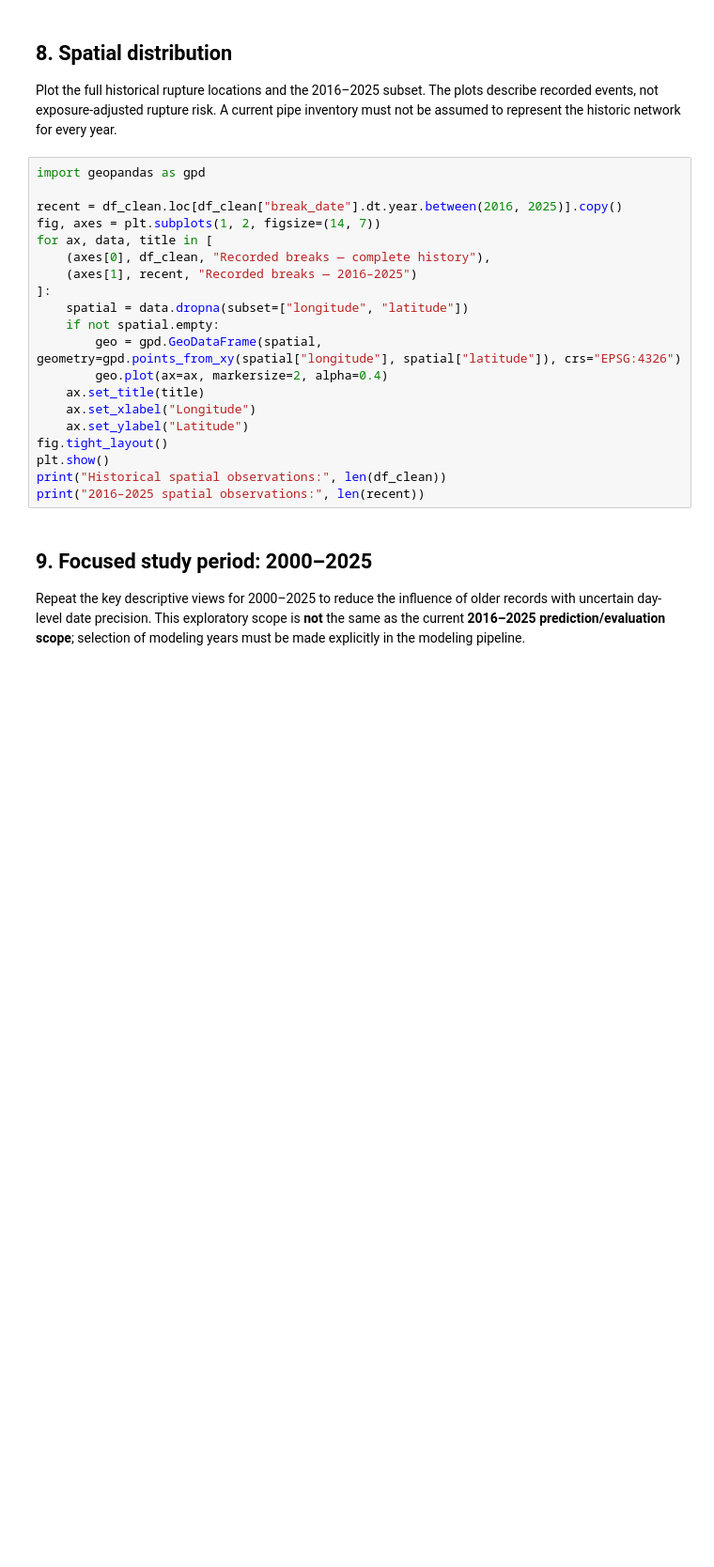
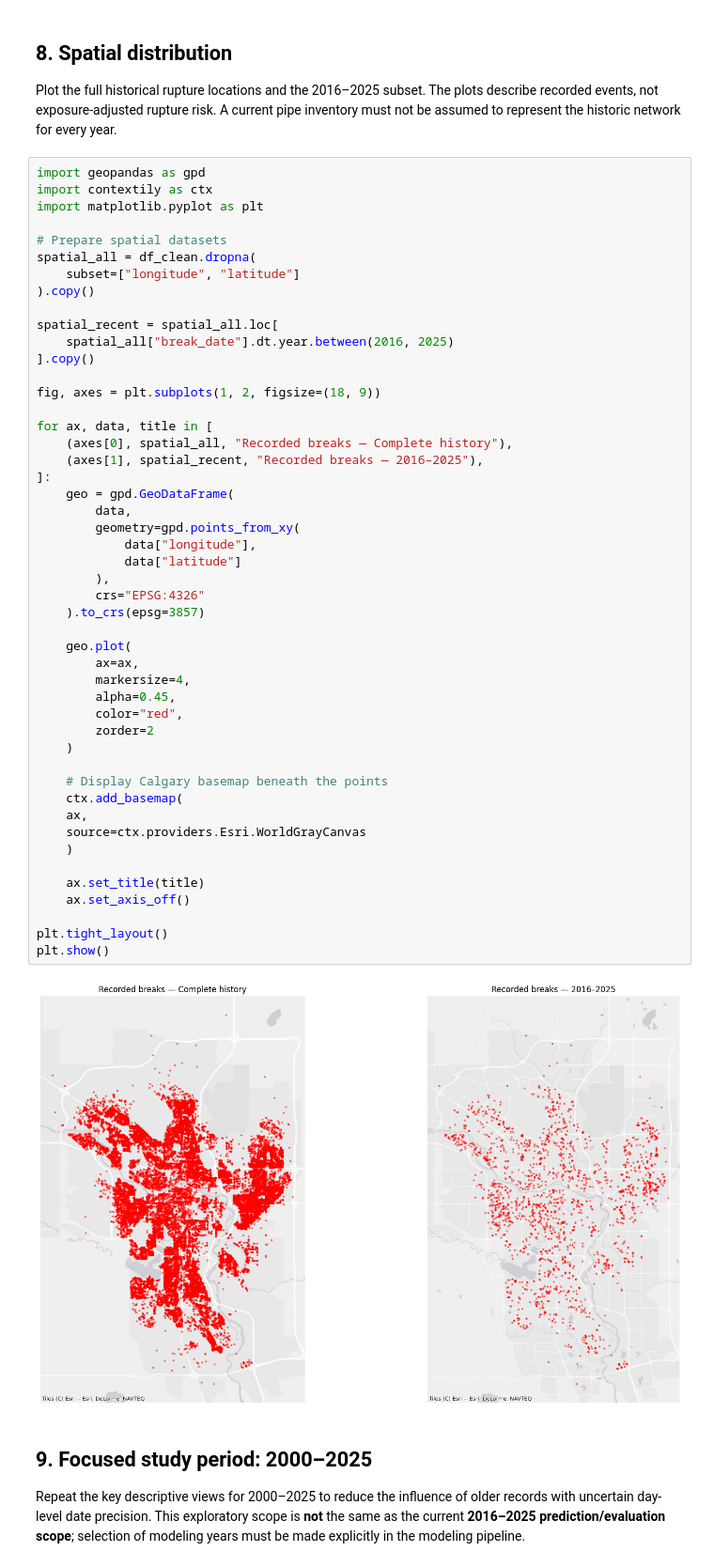
Before and after one commit to cpoiato/HYDROSIGHT, a Jupyter notebook: src/hydrosight/eda/notebooks/01_eda_water_breaks.ipynb, the cells around one changed output. Shown at 94% size. Cells and saved outputs as stored; diff of their text form; blank space fills up the shorter version.

```diff
--- a/src/hydrosight/eda/notebooks/01_eda_water_breaks.ipynb
+++ b/src/hydrosight/eda/notebooks/01_eda_water_breaks.ipynb
@@ -219,24 +443,54 @@ plt.show()
 Plot the full historical rupture locations and the 2016–2025 subset. The plots describe recorded events, not exposure-adjusted rupture risk. A current pipe inventory must not be assumed to represent the historic network for every year.
 # %%
 import geopandas as gpd
+import contextily as ctx
+import matplotlib.pyplot as plt
 
-recent = df_clean.loc[df_clean["break_date"].dt.year.between(2016, 2025)].copy()
-fig, axes = plt.subplots(1, 2, figsize=(14, 7))
+# Prepare spatial datasets
+spatial_all = df_clean.dropna(
+    subset=["longitude", "latitude"]
+).copy()
+
+spatial_recent = spatial_all.loc[
+    spatial_all["break_date"].dt.year.between(2016, 2025)
+].copy()
+
+fig, axes = plt.subplots(1, 2, figsize=(18, 9))
+
 for ax, data, title in [
-    (axes[0], df_clean, "Recorded breaks — complete history"),
-    (axes[1], recent, "Recorded breaks — 2016–2025")
+    (axes[0], spatial_all, "Recorded breaks — Complete history"),
+    (axes[1], spatial_recent, "Recorded breaks — 2016–2025"),
 ]:
-    spatial = data.dropna(subset=["longitude", "latitude"])
-    if not spatial.empty:
-        geo = gpd.GeoDataFrame(spatial, geometry=gpd.points_from_xy(spatial["longitude"], spatial["latitude"]), crs="EPSG:4326")
-        geo.plot(ax=ax, markersize=2, alpha=0.4)
+    geo = gpd.GeoDataFrame(
+        data,
+        geometry=gpd.points_from_xy(
+            data["longitude"],
+            data["latitude"]
+        ),
+        crs="EPSG:4326"
+    ).to_crs(epsg=3857)
+
+    geo.plot(
+        ax=ax,
+        markersize=4,
+        alpha=0.45,
+        color="red",
+        zorder=2
+    )
+
+    # Display Calgary basemap beneath the points
+    ctx.add_basemap(
+    ax,
+    source=ctx.providers.Esri.WorldGrayCanvas
+    )
+
     ax.set_title(title)
-    ax.set_xlabel("Longitude")
-    ax.set_ylabel("Latitude")
-fig.tight_layout()
+    ax.set_axis_off()
+
+plt.tight_layout()
 plt.show()
-print("Historical spatial observations:", len(df_clean))
-print("2016–2025 spatial observations:", len(recent))
+# %% [output]
+[figure, added]
 # %% [markdown]
 ## 9. Focused study period: 2000–2025
 
```
Also changed, not shown: parts of 16 cells of this notebook, 14 other files.
